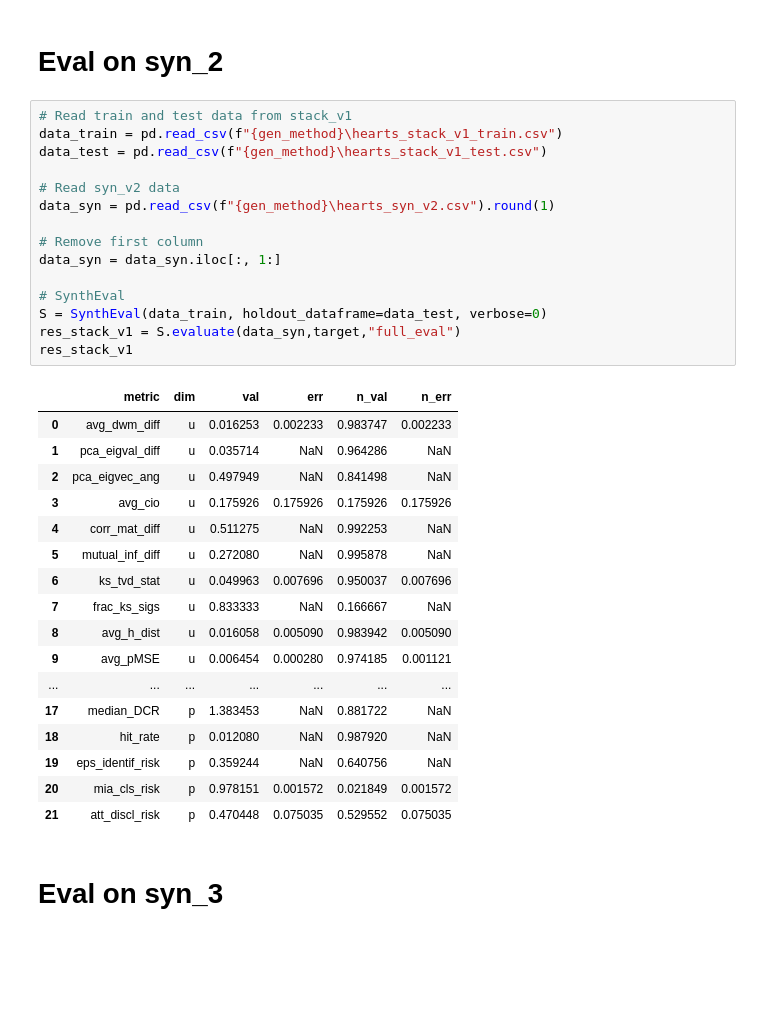
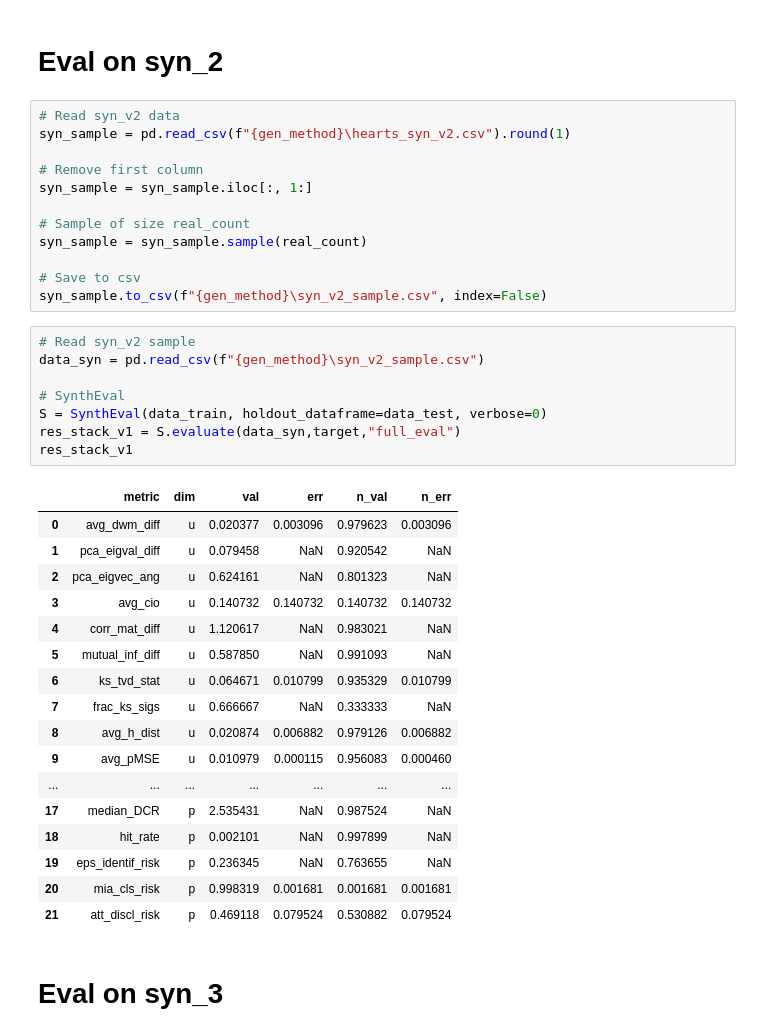
Before and after one commit to LucasBrynk/synthe_size_me, a Jupyter notebook: hearts_syn/hearts_BN_syn.ipynb, the cells around one changed output. Drawn from its saved outputs; the diff is of its cells as text; blank space fills up the shorter version.

```diff
--- a/hearts_syn/hearts_BN_syn.ipynb
+++ b/hearts_syn/hearts_BN_syn.ipynb
@@ -509,37 +503,42 @@ res_real
 # %% [markdown]
 # Eval on syn_2
+# %%
+# Read syn_v2 data
+syn_sample = pd.read_csv(f"{gen_method}\hearts_syn_v2.csv").round(1)
+
+# Remove first column
+syn_sample = syn_sample.iloc[:, 1:]
+
+# Sample of size real_count
+syn_sample = syn_sample.sample(real_count)
+
+# Save to csv
+syn_sample.to_csv(f"{gen_method}\syn_v2_sample.csv", index=False)
 # %%
-# Read train and test data from stack_v1
-data_train = pd.read_csv(f"{gen_method}\hearts_stack_v1_train.csv")
-data_test = pd.read_csv(f"{gen_method}\hearts_stack_v1_test.csv")
-
-# Read syn_v2 data
-data_syn = pd.read_csv(f"{gen_method}\hearts_syn_v2.csv").round(1)
-
-# Remove first column
-data_syn = data_syn.iloc[:, 1:]
+# Read syn_v2 sample
+data_syn = pd.read_csv(f"{gen_method}\syn_v2_sample.csv")
 
 # SynthEval
 S = SynthEval(data_train, holdout_dataframe=data_test, verbose=0)
 res_stack_v1 = S.evaluate(data_syn,target,"full_eval")
 res_stack_v1
 # %% [output]
 |  | metric | dim | val | err | n_val | n_err |
-| 0 | avg_dwm_diff | u | 0.016253 | 0.002233 | 0.983747 | 0.002233 |
-| 1 | pca_eigval_diff | u | 0.035714 | NaN | 0.964286 | NaN |
-| 2 | pca_eigvec_ang | u | 0.497949 | NaN | 0.841498 | NaN |
-| 3 | avg_cio | u | 0.175926 | 0.175926 | 0.175926 | 0.175926 |
-| 4 | corr_mat_diff | u | 0.511275 | NaN | 0.992253 | NaN |
-| 5 | mutual_inf_diff | u | 0.272080 | NaN | 0.995878 | NaN |
-| 6 | ks_tvd_stat | u | 0.049963 | 0.007696 | 0.950037 | 0.007696 |
-| 7 | frac_ks_sigs | u | 0.833333 | NaN | 0.166667 | NaN |
-| 8 | avg_h_dist | u | 0.016058 | 0.005090 | 0.983942 | 0.005090 |
-| 9 | avg_pMSE | u | 0.006454 | 0.000280 | 0.974185 | 0.001121 |
+| 0 | avg_dwm_diff | u | 0.020377 | 0.003096 | 0.979623 | 0.003096 |
+| 1 | pca_eigval_diff | u | 0.079458 | NaN | 0.920542 | NaN |
+| 2 | pca_eigvec_ang | u | 0.624161 | NaN | 0.801323 | NaN |
+| 3 | avg_cio | u | 0.140732 | 0.140732 | 0.140732 | 0.140732 |
+| 4 | corr_mat_diff | u | 1.120617 | NaN | 0.983021 | NaN |
+| 5 | mutual_inf_diff | u | 0.587850 | NaN | 0.991093 | NaN |
+| 6 | ks_tvd_stat | u | 0.064671 | 0.010799 | 0.935329 | 0.010799 |
+| 7 | frac_ks_sigs | u | 0.666667 | NaN | 0.333333 | NaN |
+| 8 | avg_h_dist | u | 0.020874 | 0.006882 | 0.979126 | 0.006882 |
+| 9 | avg_pMSE | u | 0.010979 | 0.000115 | 0.956083 | 0.000460 |
 | ... | ... | ... | ... | ... | ... | ... |
-| 17 | median_DCR | p | 1.383453 | NaN | 0.881722 | NaN |
-| 18 | hit_rate | p | 0.012080 | NaN | 0.987920 | NaN |
-| 19 | eps_identif_risk | p | 0.359244 | NaN | 0.640756 | NaN |
-| 20 | mia_cls_risk | p | 0.978151 | 0.001572 | 0.021849 | 0.001572 |
-| 21 | att_discl_risk | p | 0.470448 | 0.075035 | 0.529552 | 0.075035 |
+| 17 | median_DCR | p | 2.535431 | NaN | 0.987524 | NaN |
+| 18 | hit_rate | p | 0.002101 | NaN | 0.997899 | NaN |
+| 19 | eps_identif_risk | p | 0.236345 | NaN | 0.763655 | NaN |
+| 20 | mia_cls_risk | p | 0.998319 | 0.001681 | 0.001681 | 0.001681 |
+| 21 | att_discl_risk | p | 0.469118 | 0.079524 | 0.530882 | 0.079524 |
 # %% [markdown]
 # Eval on syn_3
```
Also changed, not shown: parts of 38 cells of this notebook.
